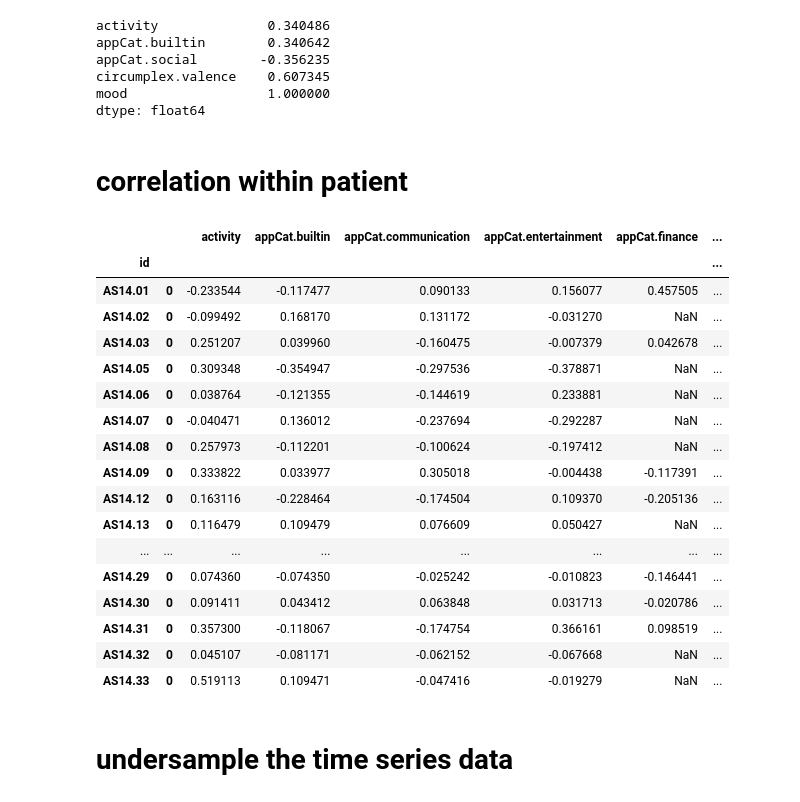
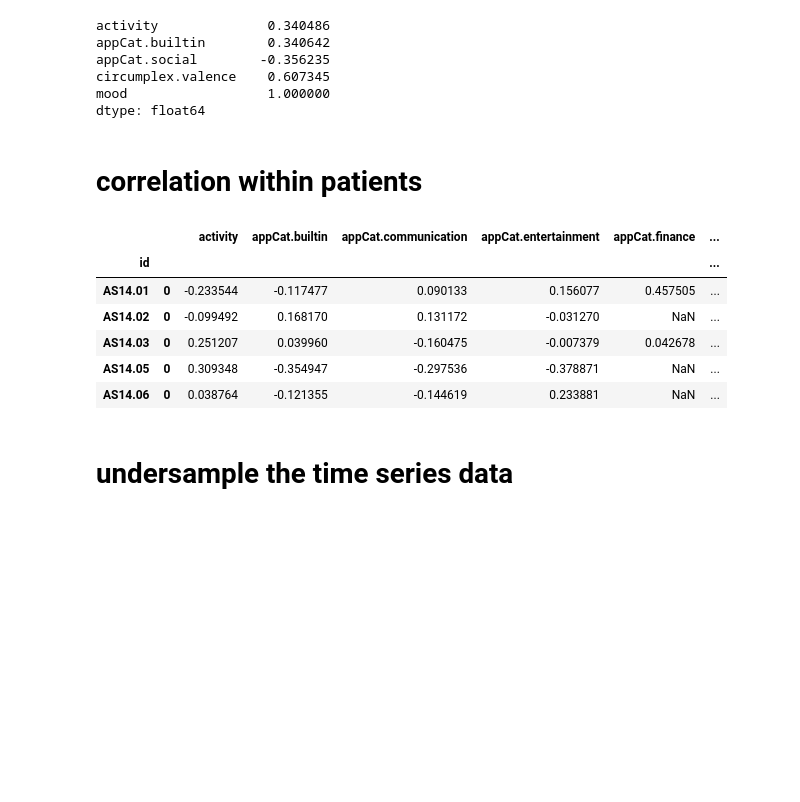
Before and after one commit to zhexinliu2021/Data-Mining-, a Jupyter notebook: LSTM_final.ipynb, the cells around one changed output. Saved outputs shown, nothing was run; the diff lists cells and outputs as text; code cells hidden in the pictures; blank space fills up the shorter version.

```diff
--- a/LSTM_final.ipynb
+++ b/LSTM_final.ipynb
@@ -22,4 +22,4 @@ from tqdm import tqdm
 # %%
 # Overview of the data
 # %%
-df = pd.read_csv('/Users/jerryliu/Documents/Vu_uva/p5/data_mining/assignment1/dataset_mood_smartphone.csv')
+df = pd.read_csv('/Users/jerryliu/Documents/Vu_uva/year_1/p5/data_mining/assignment1/dataset_mood_smartphone.csv')
@@ -73,11 +74,13 @@ df.head
 # %% [markdown]
 # calculate correlation between variables
 # %%
-for var in df.columns:
+for index,var in enumerate(df.columns):
+
     if var != 'mood':
-        plt.figure(figsize=(10,6))
-        plt.scatter(df.mood, df.loc[:,var])
-        plt.savefig('/Users/jerryliu/jerry_jupyter/DM/photoes/var_var/'+var+'_mood'+'.jpg')
+        if index < 3:
+            plt.figure(figsize=(10,6))
+            plt.scatter(df.mood, df.loc[:,var])
+            #plt.savefig('/Users/jerryliu/jerry_jupyter/DM/photoes/var_var/'+var+'_mood'+'.jpg')
 # %% [output]
 [figure]
 [figure]
@@ -114,42 +107,31 @@ circumplex.valence    0.607345
 mood                  1.000000
 dtype: float64
 # %% [markdown]
-# correlation within patient
+# correlation within patients
 # %%
 df_p = pd.read_csv('merged_per_day_per_pat.csv')
 df_p.index= pd.to_datetime(df_p.time)
 df_p.drop('time',axis=1, inplace = True)
 def get_corre(A):
     A = A.drop('id', axis = 1)
     col =A.columns
     empt = pd.DataFrame(np.array([np.nan]*A.shape[1]).reshape(1,A.shape[1]))
     empt.columns = col
 
     for var in A.columns:
         corr_num =A.loc[:,var].corr(A.mood)
         empt.loc[:,var] = corr_num
     return empt
 
-df_p.groupby('id').apply(get_corre)
+df_p.groupby('id').apply(get_corre).head(5)
 # %% [output]
 |  |  | activity | appCat.builtin | appCat.communication | appCat.entertainment | appCat.finance | ... |
 | id |  |  |  |  |  |  | ... |
 | AS14.01 | 0 | -0.233544 | -0.117477 | 0.090133 | 0.156077 | 0.457505 | ... |
 | AS14.02 | 0 | -0.099492 | 0.168170 | 0.131172 | -0.031270 | NaN | ... |
 | AS14.03 | 0 | 0.251207 | 0.039960 | -0.160475 | -0.007379 | 0.042678 | ... |
 | AS14.05 | 0 | 0.309348 | -0.354947 | -0.297536 | -0.378871 | NaN | ... |
 | AS14.06 | 0 | 0.038764 | -0.121355 | -0.144619 | 0.233881 | NaN | ... |
-| AS14.07 | 0 | -0.040471 | 0.136012 | -0.237694 | -0.292287 | NaN | ... |
-| AS14.08 | 0 | 0.257973 | -0.112201 | -0.100624 | -0.197412 | NaN | ... |
-| AS14.09 | 0 | 0.333822 | 0.033977 | 0.305018 | -0.004438 | -0.117391 | ... |
-| AS14.12 | 0 | 0.163116 | -0.228464 | -0.174504 | 0.109370 | -0.205136 | ... |
-| AS14.13 | 0 | 0.116479 | 0.109479 | 0.076609 | 0.050427 | NaN | ... |
-| ... | ... | ... | ... | ... | ... | ... | ... |
-| AS14.29 | 0 | 0.074360 | -0.074350 | -0.025242 | -0.010823 | -0.146441 | ... |
-| AS14.30 | 0 | 0.091411 | 0.043412 | 0.063848 | 0.031713 | -0.020786 | ... |
-| AS14.31 | 0 | 0.357300 | -0.118067 | -0.174754 | 0.366161 | 0.098519 | ... |
-| AS14.32 | 0 | 0.045107 | -0.081171 | -0.062152 | -0.067668 | NaN | ... |
-| AS14.33 | 0 | 0.519113 | 0.109471 | -0.047416 | -0.019279 | NaN | ... |
 # %% [markdown]
 # undersample the time series data
 # %%
```
Also changed, not shown: parts of 13 cells of this notebook.
